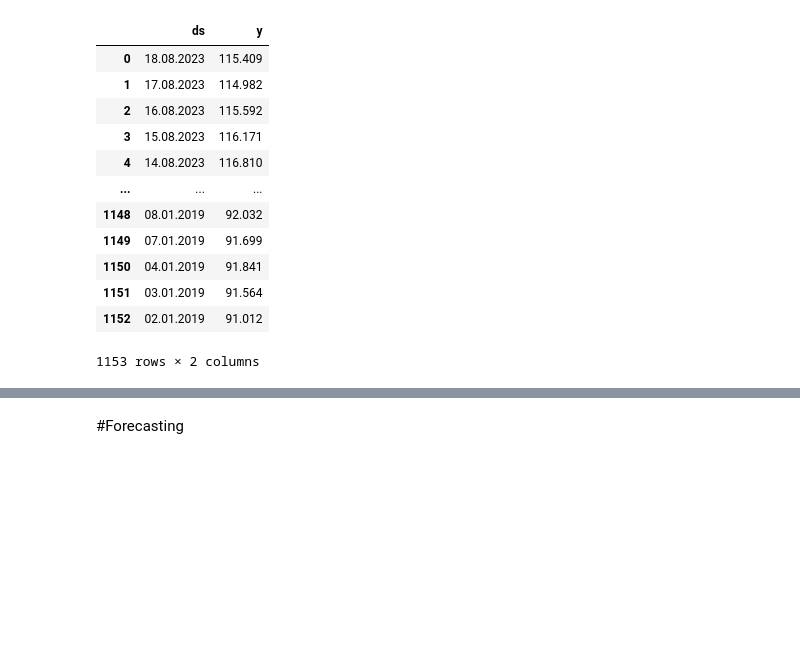
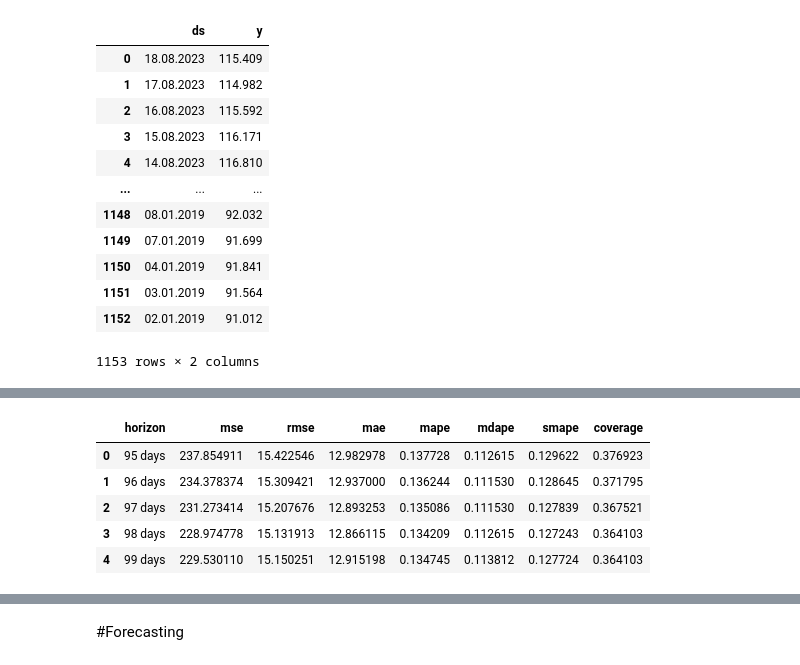
Before and after one commit to aloisiok1/TechChallange2, a Jupyter notebook: TechChallange_02_(2).ipynb, the cells around one changed output, grey strips where cells are left out. Cells and saved outputs as stored; diff of their text form; code cells hidden in the pictures; blank space fills up the shorter version.

```diff
--- a/TechChallange_02_(2) (1).ipynb
+++ b/TechChallange_02_(2).ipynb
@@ -468,0 +508,10 @@ import pandas as pd
+# %%
+df_p = performance_metrics(df_cv)
+df_p.head()
+# %% [output]
+|  | horizon | mse | rmse | mae | mape | mdape | smape | coverage |
+| 0 | 95 days | 237.854911 | 15.422546 | 12.982978 | 0.137728 | 0.112615 | 0.129622 | 0.376923 |
+| 1 | 96 days | 234.378374 | 15.309421 | 12.937000 | 0.136244 | 0.111530 | 0.128645 | 0.371795 |
+| 2 | 97 days | 231.273414 | 15.207676 | 12.893253 | 0.135086 | 0.111530 | 0.127839 | 0.367521 |
+| 3 | 98 days | 228.974778 | 15.131913 | 12.866115 | 0.134209 | 0.112615 | 0.127243 | 0.364103 |
+| 4 | 99 days | 229.530110 | 15.150251 | 12.915198 | 0.134745 | 0.113812 | 0.127724 | 0.364103 |
```
Also changed, not shown: parts of 20 cells of this notebook, 1 other file.
